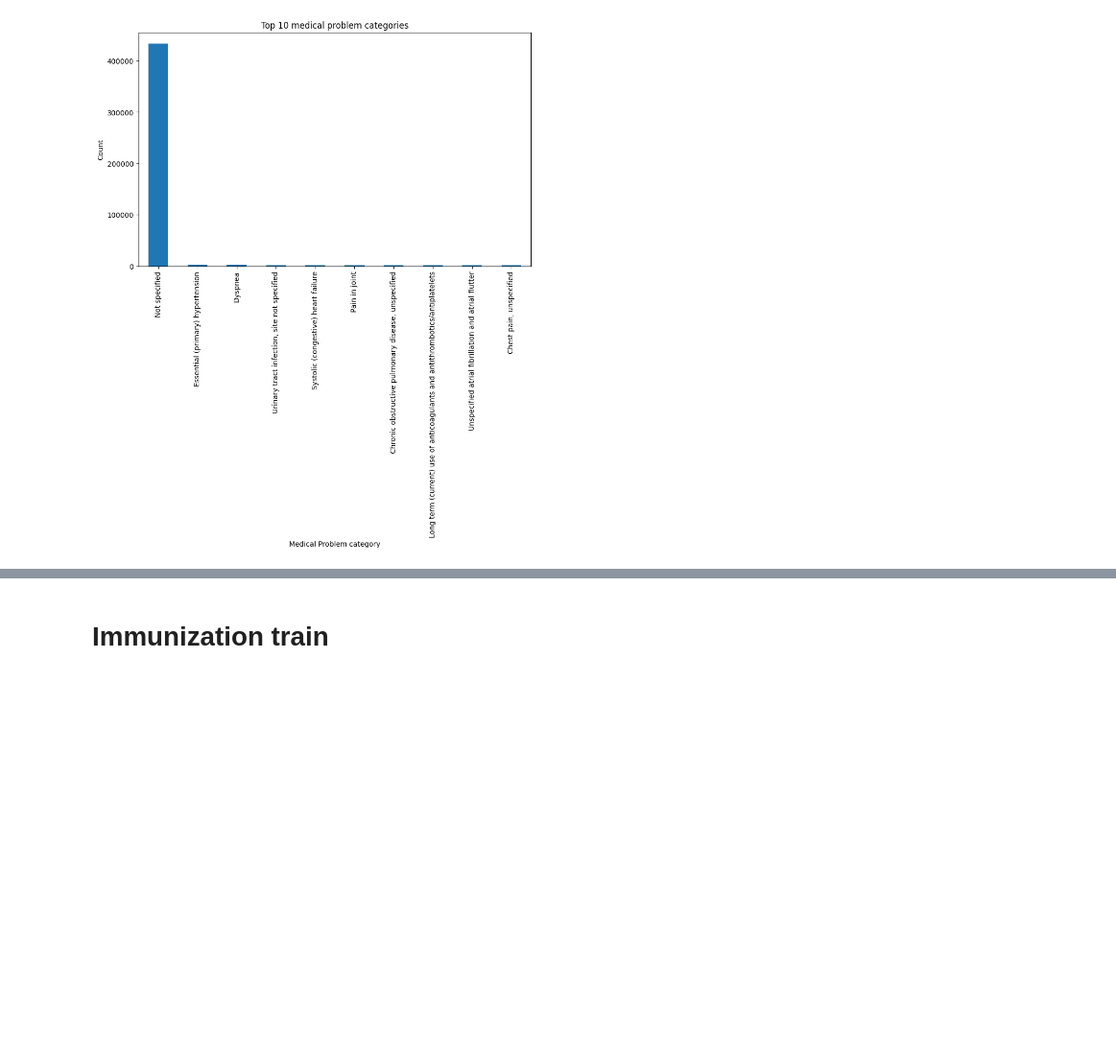
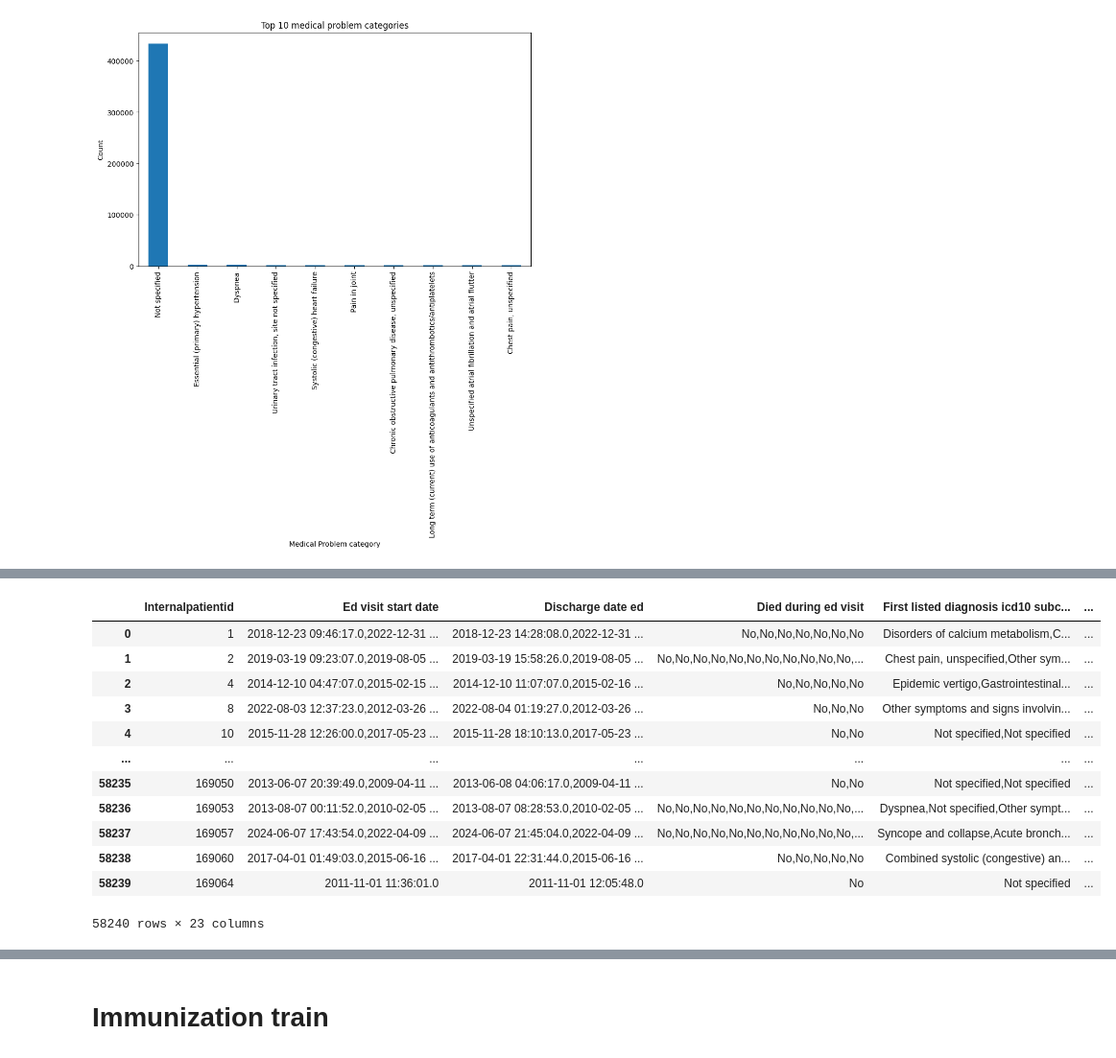
Before and after one commit to nisha1365/precisionFDA, a Jupyter notebook: FDA_TRAINING_DATA.ipynb, the cells around one changed output, grey strips where cells are left out. Shown at 96% size. Cells and saved outputs as stored; diff of their text form; code cells hidden in the pictures; blank space fills up the shorter version.

```diff
--- a/FDA_TRAINING_DATA.ipynb
+++ b/FDA_TRAINING_DATA.ipynb
@@ -362,3 +480,25 @@ plt.title(f'Top {top_n} medical problem categories')
 plt.show()
 # %% [output]
 [figure]
+# %%
+# Define the age ranges
+age_ranges = [(22, 35), (36, 45), (46, 55), (56, 65), (66, 75), (75, 85), (86, 95), (96, 105)]
+
+
+
+# Create the new columns based on age ranges
+for range_start, range_end in age_ranges:
+    range_label = f'{range_start}-{range_end}_icd10'
+    second_range_label = f'{range_start}-{range_end}_second_icd10'
+    df3[range_label] = df3.apply(
+        lambda row: row['First listed diagnosis icd10 subcategory'] if range_start <= row['Age at ed visit'] <= range_end else None,
+        axis=1
+    )
+    df3[second_range_label] = df3.apply(
+        lambda row: row['Second listed diagnosis icd10 subcategory'] if range_start <= row['Age at ed visit'] <= range_end else None,
+        axis=1
+    )
+# %%
+# Group the DataFrame by 'Internalpatientid' and concatenate the icd10 values
+df_grouped =df3.groupby('Internalpatientid').agg(lambda x: ','.join(x.dropna()))
+df_grouped
@@ -364,0 +520,19 @@ plt.show()
+# %%
+
+# Reset the index of the grouped DataFrame
+df_grouped = df_grouped.reset_index()
+df_grouped
+# %% [output]
+|  | Internalpatientid | Ed visit start date | Discharge date ed | Died during ed visit | First listed diagnosis icd10 subc... | ... |
+| 0 | 1 | 2018-12-23 09:46:17.0,2022-12-31 ... | 2018-12-23 14:28:08.0,2022-12-31 ... | No,No,No,No,No,No,No | Disorders of calcium metabolism,C... | ... |
+| 1 | 2 | 2019-03-19 09:23:07.0,2019-08-05 ... | 2019-03-19 15:58:26.0,2019-08-05 ... | No,No,No,No,No,No,No,No,No,No,No,... | Chest pain, unspecified,Other sym... | ... |
+| 2 | 4 | 2014-12-10 04:47:07.0,2015-02-15 ... | 2014-12-10 11:07:07.0,2015-02-16 ... | No,No,No,No,No | Epidemic vertigo,Gastrointestinal... | ... |
+| 3 | 8 | 2022-08-03 12:37:23.0,2012-03-26 ... | 2022-08-04 01:19:27.0,2012-03-26 ... | No,No,No | Other symptoms and signs involvin... | ... |
+| 4 | 10 | 2015-11-28 12:26:00.0,2017-05-23 ... | 2015-11-28 18:10:13.0,2017-05-23 ... | No,No | Not specified,Not specified | ... |
+| ... | ... | ... | ... | ... | ... | ... |
+| 58235 | 169050 | 2013-06-07 20:39:49.0,2009-04-11 ... | 2013-06-08 04:06:17.0,2009-04-11 ... | No,No | Not specified,Not specified | ... |
+| 58236 | 169053 | 2013-08-07 00:11:52.0,2010-02-05 ... | 2013-08-07 08:28:53.0,2010-02-05 ... | No,No,No,No,No,No,No,No,No,No,No,... | Dyspnea,Not specified,Other sympt... | ... |
+| 58237 | 169057 | 2024-06-07 17:43:54.0,2022-04-09 ... | 2024-06-07 21:45:04.0,2022-04-09 ... | No,No,No,No,No,No,No,No,No,No,No,... | Syncope and collapse,Acute bronch... | ... |
+| 58238 | 169060 | 2017-04-01 01:49:03.0,2015-06-16 ... | 2017-04-01 22:31:44.0,2015-06-16 ... | No,No,No,No,No | Combined systolic (congestive) an... | ... |
+| 58239 | 169064 | 2011-11-01 11:36:01.0 | 2011-11-01 12:05:48.0 | No | Not specified | ... |
+58240 rows × 23 columns
```
Also changed, not shown: parts of 21 cells of this notebook.
